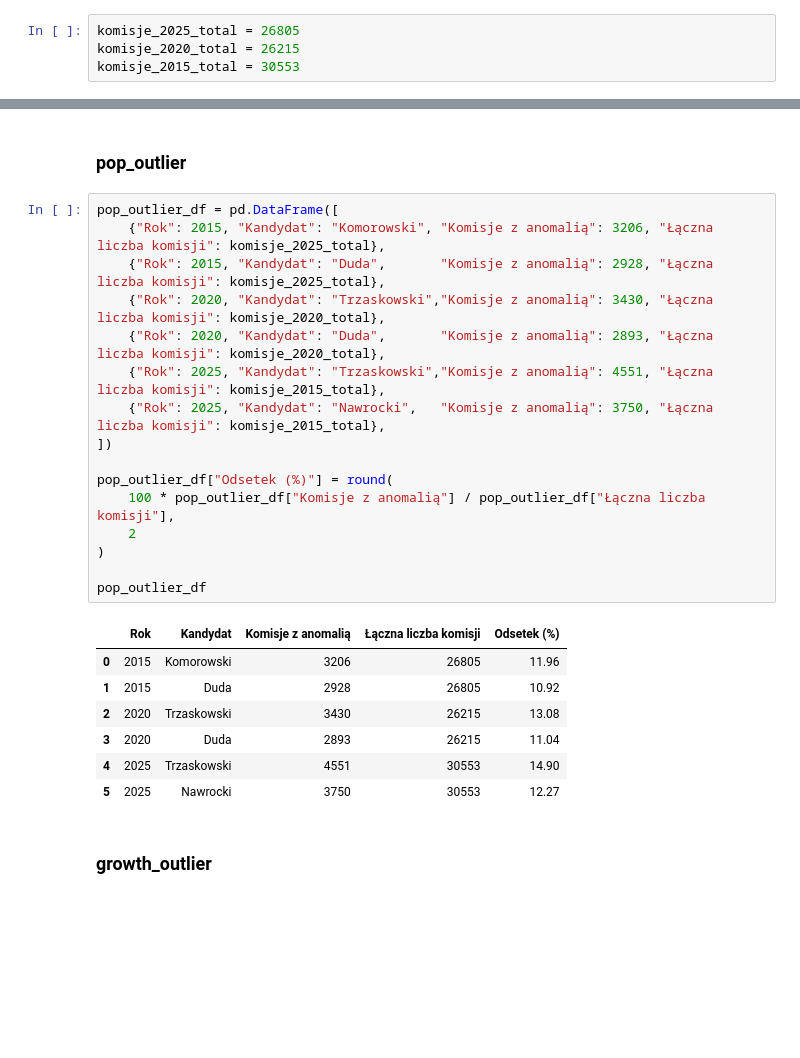
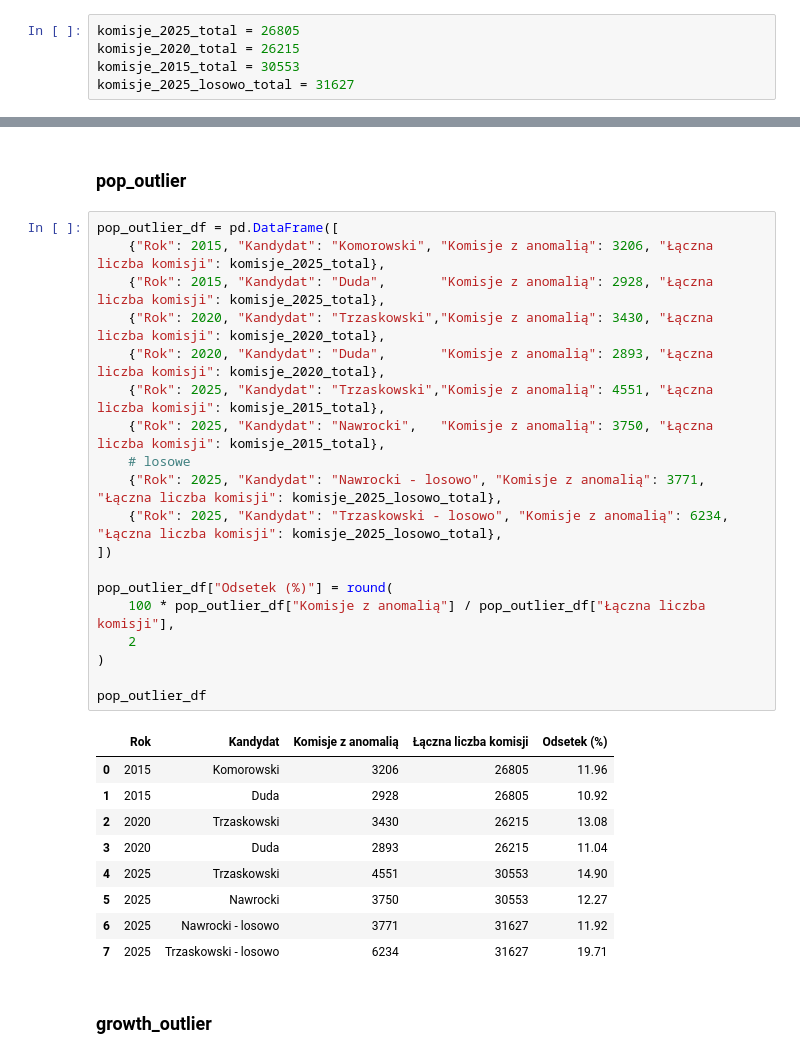
Before and after one commit to ijaniszewski/electoral-anomalies, a Jupyter notebook: analysis/kontek_2025_review/kontek_porownanie.ipynb, the cells around one changed output, grey strips where cells are left out. Drawn from its saved outputs; the diff is of its cells as text; blank space fills up the shorter version.

```diff
--- a/analysis/kontek_2025_review/kontek_porownanie.ipynb
+++ b/analysis/kontek_2025_review/kontek_porownanie.ipynb
@@ -8,6 +8,7 @@ Chcąc pokazać, że zastosowane metody wydają się niepoprawne, porównajmy wy
 komisje_2025_total = 26805
 komisje_2020_total = 26215
 komisje_2015_total = 30553
+komisje_2025_losowo_total = 31627
 # %%
 import pandas as pd
 
@@ -103,27 +112,32 @@ wyniki te nie wyglądają na odstające od lat poprzednich. Jedynie komisje, gdz
 # %%
 pop_outlier_df = pd.DataFrame([
     {"Rok": 2015, "Kandydat": "Komorowski", "Komisje z anomalią": 3206, "Łączna liczba komisji": komisje_2025_total},
     {"Rok": 2015, "Kandydat": "Duda",       "Komisje z anomalią": 2928, "Łączna liczba komisji": komisje_2025_total},
     {"Rok": 2020, "Kandydat": "Trzaskowski","Komisje z anomalią": 3430, "Łączna liczba komisji": komisje_2020_total},
     {"Rok": 2020, "Kandydat": "Duda",       "Komisje z anomalią": 2893, "Łączna liczba komisji": komisje_2020_total},
     {"Rok": 2025, "Kandydat": "Trzaskowski","Komisje z anomalią": 4551, "Łączna liczba komisji": komisje_2015_total},
     {"Rok": 2025, "Kandydat": "Nawrocki",   "Komisje z anomalią": 3750, "Łączna liczba komisji": komisje_2015_total},
+    # losowe
+    {"Rok": 2025, "Kandydat": "Nawrocki - losowo", "Komisje z anomalią": 3771, "Łączna liczba komisji": komisje_2025_losowo_total},
+    {"Rok": 2025, "Kandydat": "Trzaskowski - losowo", "Komisje z anomalią": 6234, "Łączna liczba komisji": komisje_2025_losowo_total},
 ])
 
 pop_outlier_df["Odsetek (%)"] = round(
     100 * pop_outlier_df["Komisje z anomalią"] / pop_outlier_df["Łączna liczba komisji"],
     2
 )
 
 pop_outlier_df
 # %% [output]
 |  | Rok | Kandydat | Komisje z anomalią | Łączna liczba komisji | Odsetek (%) |
 | 0 | 2015 | Komorowski | 3206 | 26805 | 11.96 |
 | 1 | 2015 | Duda | 2928 | 26805 | 10.92 |
 | 2 | 2020 | Trzaskowski | 3430 | 26215 | 13.08 |
 | 3 | 2020 | Duda | 2893 | 26215 | 11.04 |
 | 4 | 2025 | Trzaskowski | 4551 | 30553 | 14.90 |
 | 5 | 2025 | Nawrocki | 3750 | 30553 | 12.27 |
+| 6 | 2025 | Nawrocki - losowo | 3771 | 31627 | 11.92 |
+| 7 | 2025 | Trzaskowski - losowo | 6234 | 31627 | 19.71 |
 # %% [markdown]
 ### growth_outlier
 # %%
```
Also changed, not shown: parts of 6 cells of this notebook, 4 other files.
